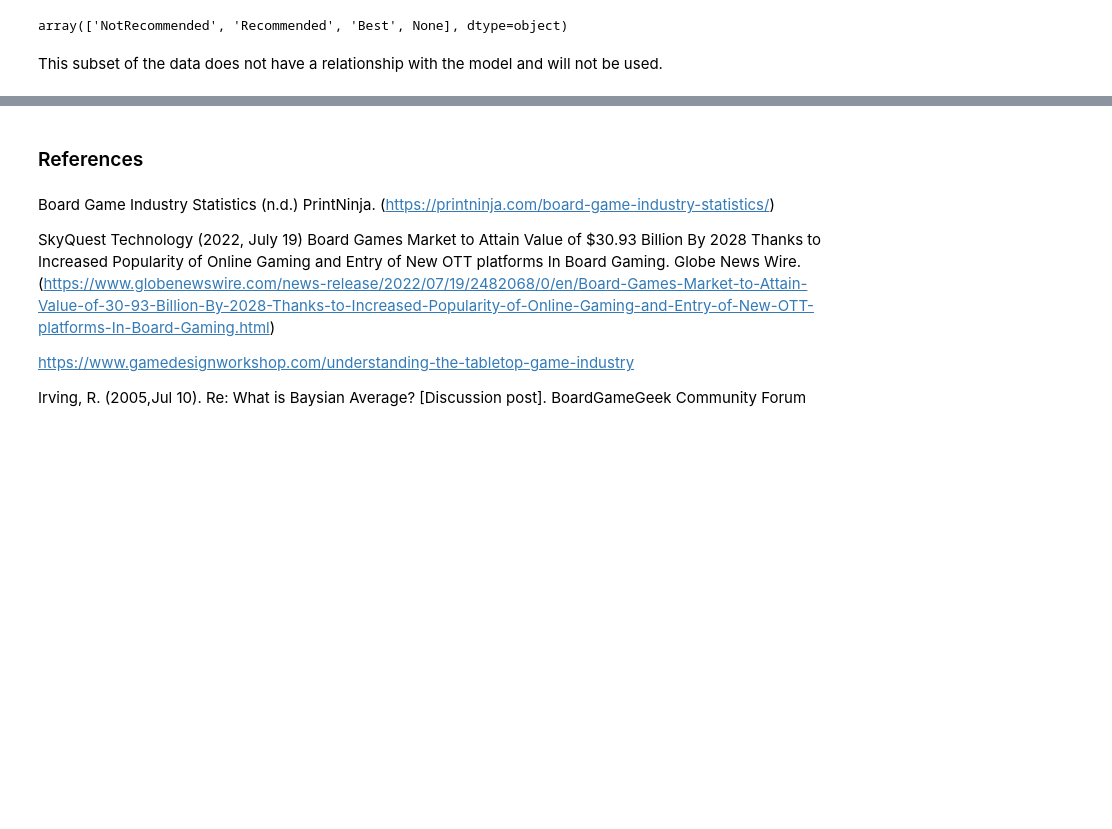
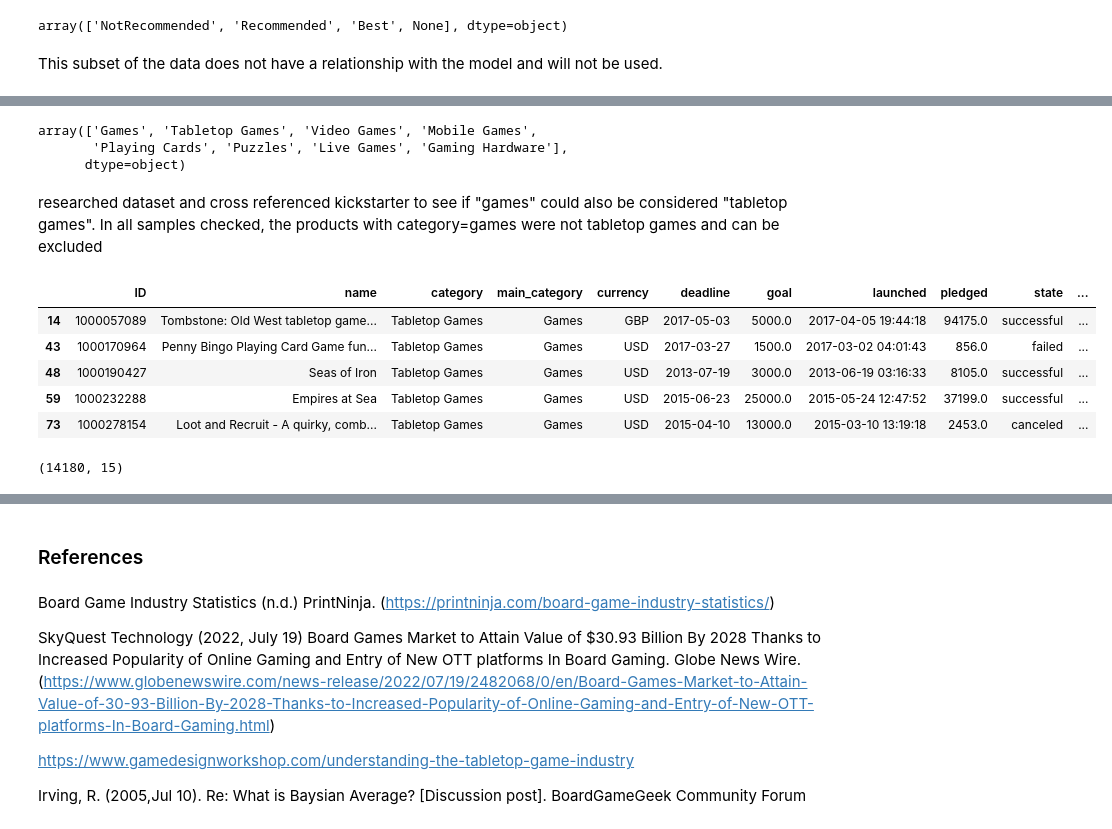
Before and after one commit to laurabrin/BoardGameRatings, a Jupyter notebook: BoardGameRatings.ipynb, the cells around one changed output, grey strips where cells are left out. Cells and saved outputs as stored; diff of their text form; code cells hidden in the pictures; blank space fills up the shorter version.

```diff
--- a/BoardGameRatings.ipynb
+++ b/BoardGameRatings.ipynb
@@ -324,0 +383,24 @@ df_ks.head(10)
+# %%
+df_ks_games_cat["category"].unique()
+# %% [output]
+array(['Games', 'Tabletop Games', 'Video Games', 'Mobile Games',
+       'Playing Cards', 'Puzzles', 'Live Games', 'Gaming Hardware'],
+      dtype=object)
+# %% [markdown]
+researched dataset and cross referenced kickstarter to see if "games" could also be considered "tabletop games". In all samples checked, the products with category=games were not tabletop games and can be excluded
+# %%
+mask=df_ks["category"]=="Tabletop Games"
+df_ks_games=df_ks[mask].copy()
+# %%
+df_ks_games.head()
+# %% [output]
+|  | ID | name | category | main_category | currency | deadline | goal | launched | pledged | state | ... |
+| 14 | 1000057089 | Tombstone: Old West tabletop game... | Tabletop Games | Games | GBP | 2017-05-03 | 5000.0 | 2017-04-05 19:44:18 | 94175.0 | successful | ... |
+| 43 | 1000170964 | Penny Bingo Playing Card Game fun... | Tabletop Games | Games | USD | 2017-03-27 | 1500.0 | 2017-03-02 04:01:43 | 856.0 | failed | ... |
+| 48 | 1000190427 | Seas of Iron | Tabletop Games | Games | USD | 2013-07-19 | 3000.0 | 2013-06-19 03:16:33 | 8105.0 | successful | ... |
+| 59 | 1000232288 | Empires at Sea | Tabletop Games | Games | USD | 2015-06-23 | 25000.0 | 2015-05-24 12:47:52 | 37199.0 | successful | ... |
+| 73 | 1000278154 | Loot and Recruit - A quirky, comb... | Tabletop Games | Games | USD | 2015-04-10 | 13000.0 | 2015-03-10 13:19:18 | 2453.0 | canceled | ... |
+# %%
+df_ks_games.shape
+# %% [output]
+(14180, 15)
```
Also changed, not shown: parts of 23 cells of this notebook.
